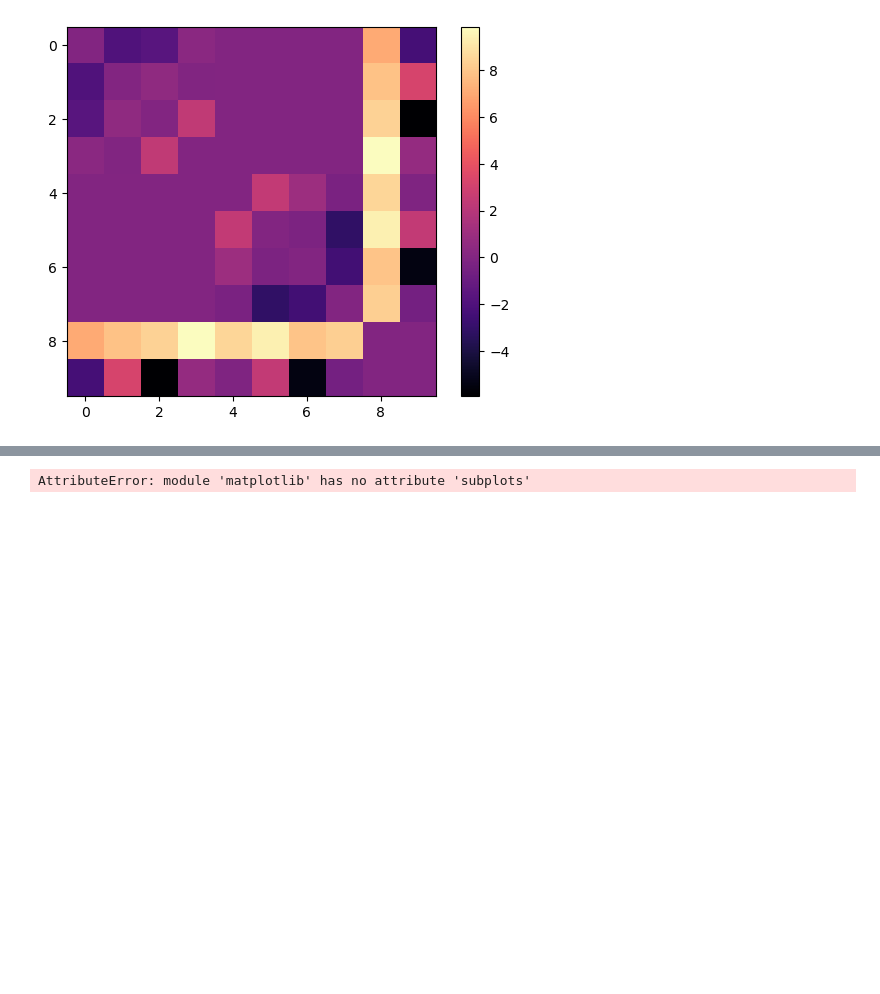
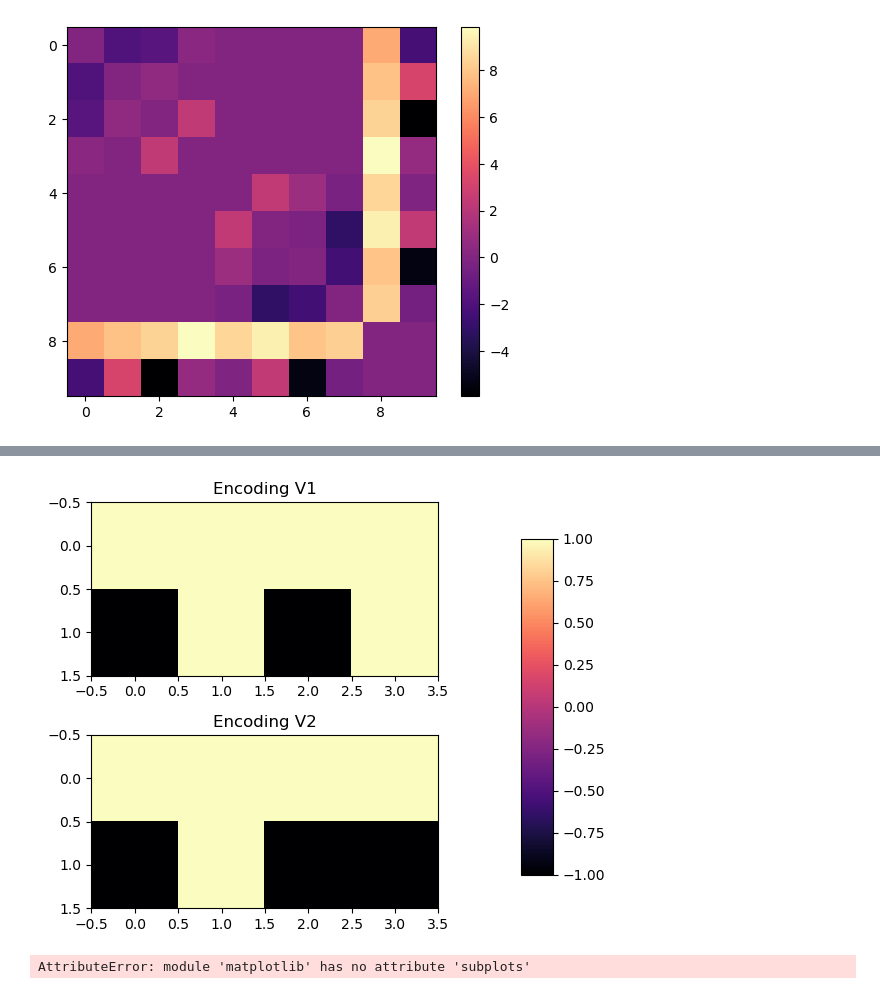
Before and after one commit to Dacasil/boltzmannMPIDS, a Jupyter notebook: notebooks/development.ipynb, the cells around one changed output, grey strips where cells are left out. Saved outputs shown, nothing was run; the diff lists cells and outputs as text; code cells hidden in the pictures; blank space fills up the shorter version.

```diff
--- a/notebooks/development.ipynb
+++ b/notebooks/development.ipynb
@@ -82,3 +78,19 @@ plt.colorbar()
+# %%
+y=model_B.w.detach().numpy()
+y_discrete = np.sign(y)
+fig,axes = plt.subplots(2)
+encoding_v1 = y_discrete[2*n_visible:,:n_visible]
+encoding_v2 = y_discrete[2*n_visible:,n_visible:2*n_visible]
+im = axes[0].imshow(encoding_v1,cmap='magma')
+axes[1].imshow(encoding_v2,cmap='magma')
+fig.subplots_adjust(right=0.8)
+cbar_ax = fig.add_axes([0.9, 0.15, 0.05, 0.7])
+axes[0].set_title('Encoding V1')
+axes[1].set_title('Encoding V2')
+fig.colorbar(im, cax=cbar_ax)
+fig.tight_layout()
+# %% [output]
+[figure, added]
 # %%
 n_visible = 4
 n_hidden = 2
```
Also changed, not shown: parts of 2 cells of this notebook.
